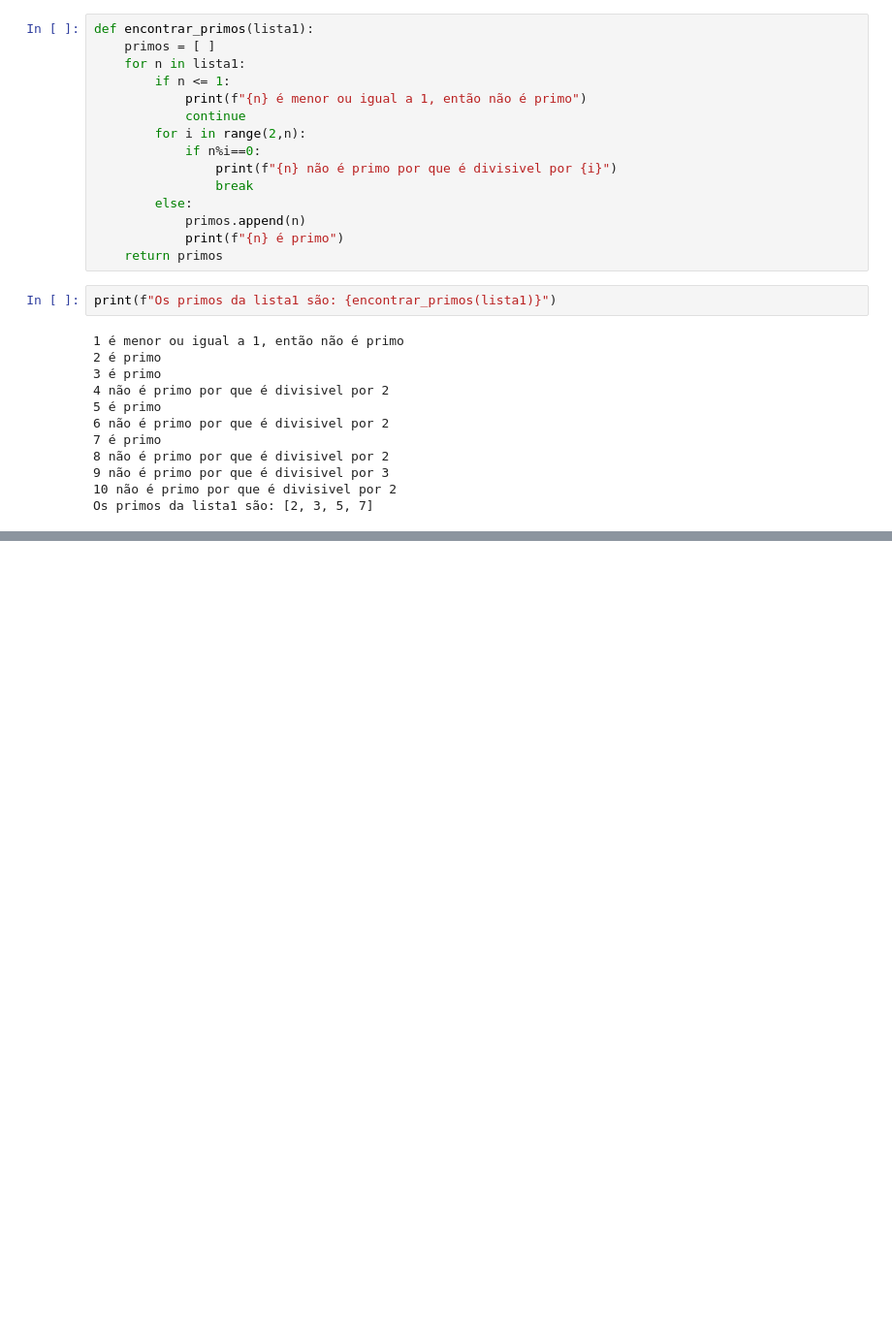
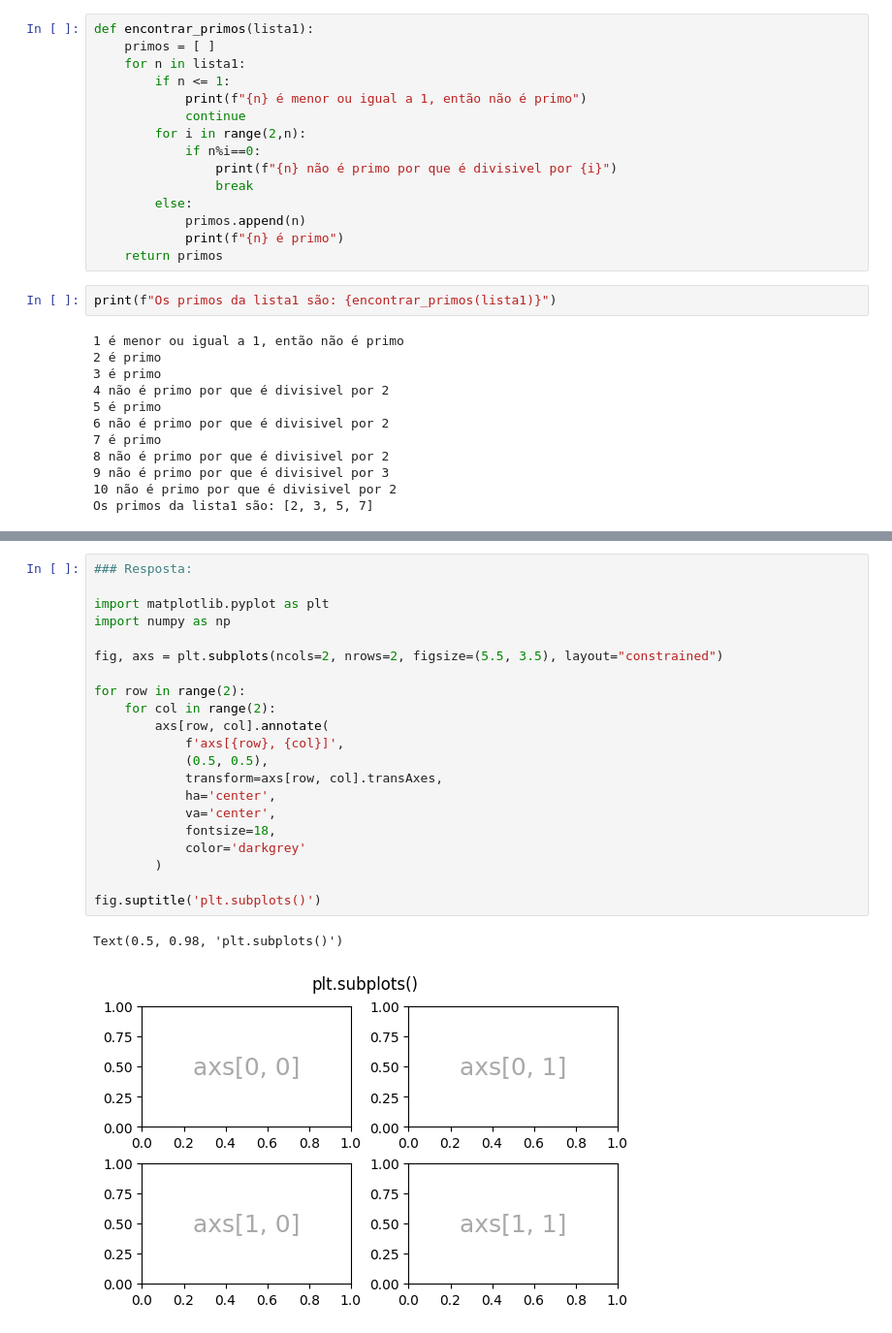
Before and after one commit to nise1301/Atividades_Bootcamp_Avanti_Atlantico_ML25, a Jupyter notebook: Atividade02/atividade02.ipynb, the cells around one changed output, grey strips where cells are left out. Shown: that part at 97% size. Cells and saved outputs as stored; diff of their text form; blank space fills up the shorter version.

```diff
--- a/Atividade02/atividade02.ipynb
+++ b/Atividade02/atividade02.ipynb
@@ -101,0 +273,24 @@ Os primos da lista1 são: [2, 3, 5, 7]
+# %%
+### Resposta:
+
+import matplotlib.pyplot as plt
+import numpy as np
+
+fig, axs = plt.subplots(ncols=2, nrows=2, figsize=(5.5, 3.5), layout="constrained")
+
+for row in range(2):
+    for col in range(2):
+        axs[row, col].annotate(
+            f'axs[{row}, {col}]',
+            (0.5, 0.5),
+            transform=axs[row, col].transAxes,
+            ha='center',
+            va='center',
+            fontsize=18,
+            color='darkgrey'
+        )
+
+fig.suptitle('plt.subplots()')
+# %% [output]
+Text(0.5, 0.98, 'plt.subplots()')
+[figure, added]
```
Also changed, not shown: parts of 19 cells of this notebook.
